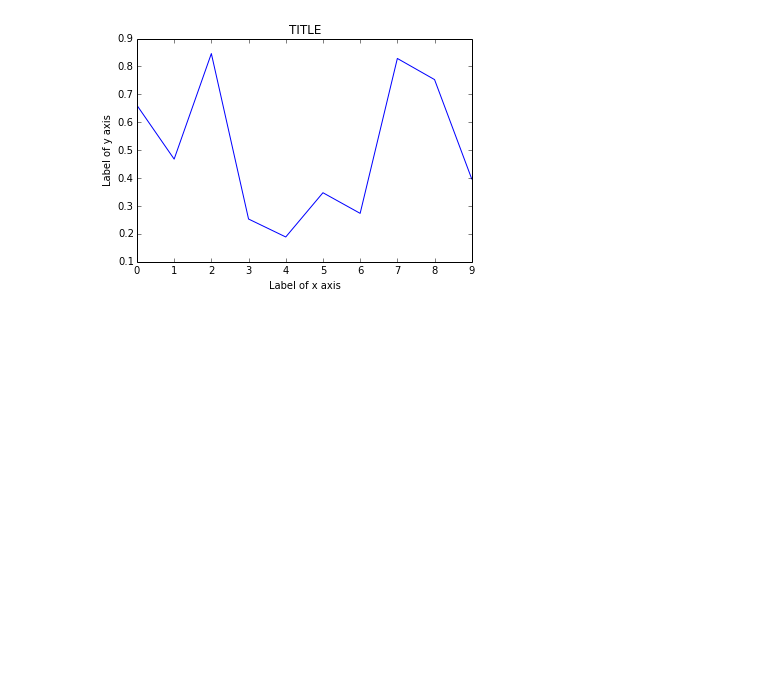
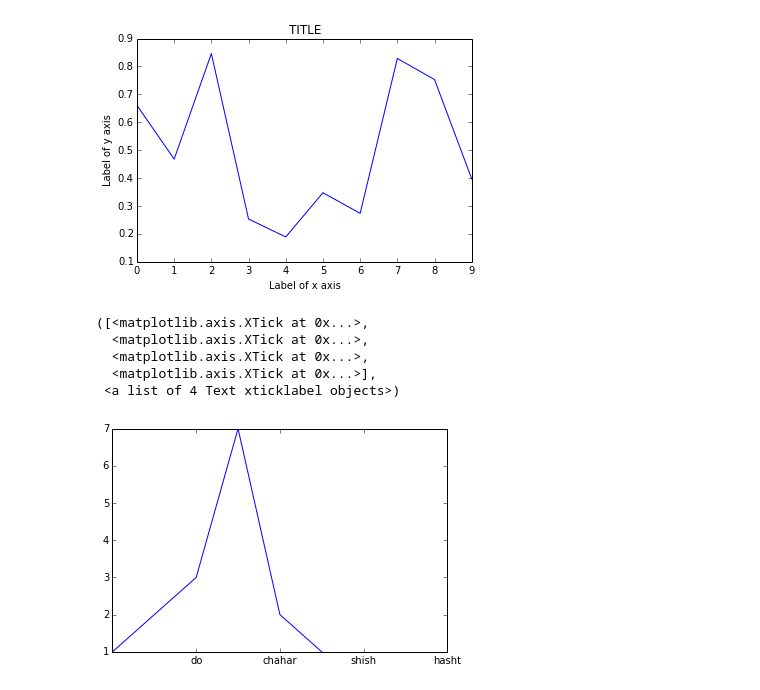
Before and after one commit to mkhm/python-scientific-computing-course-2015, a Jupyter notebook: Lecture-1-Introduction-to-Python-Programming.ipynb, the cells around one changed output. Saved outputs shown, nothing was run; the diff lists cells and outputs as text; code cells hidden in the pictures; blank space fills up the shorter version.

```diff
--- a/Lecture-1-Introduction-to-Python-Programming.ipynb
+++ b/Lecture-1-Introduction-to-Python-Programming.ipynb
@@ -325,3 +327,19 @@ pylab.title('TITLE')
 # %% [output]
 <matplotlib.text.Text at 0x...>
 [figure]
+# %%
+import pylab as plt
+yy = [1,2,3,7,2,1]
+bb = len(yy)
+xx = range(bb)
+pylab.plot(xx,yy)
+# pylab.xlim(4,12)
+# plt.ylim(4,6)
+plt.xticks([2,4,6,8],['do', 'chahar', 'shish', 'hasht'])
+# %% [output]
+([<matplotlib.axis.XTick at 0x...>,
+  <matplotlib.axis.XTick at 0x...>,
+  <matplotlib.axis.XTick at 0x...>,
+  <matplotlib.axis.XTick at 0x...>],
+ <a list of 4 Text xticklabel objects>)
+[figure, added]
```
Also changed, not shown: parts of 3 cells of this notebook.
